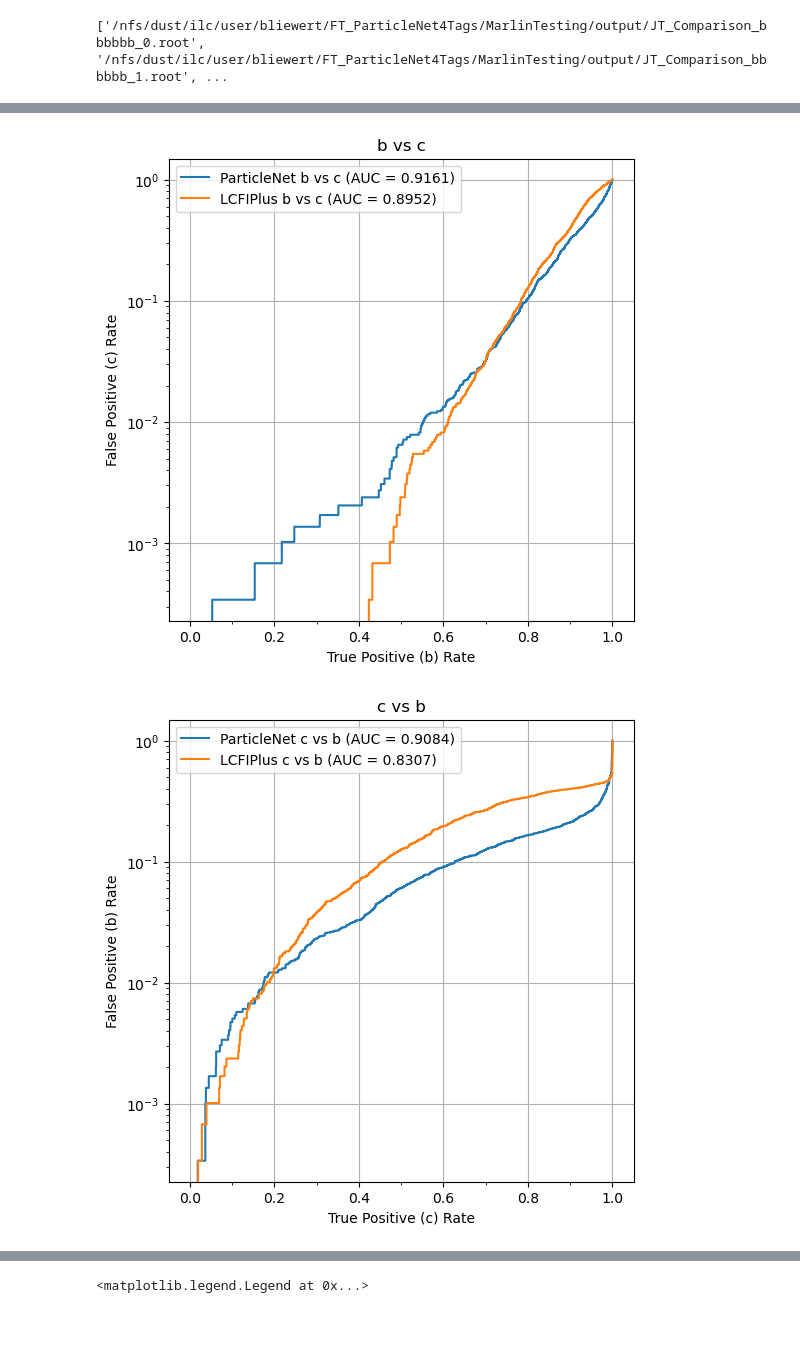
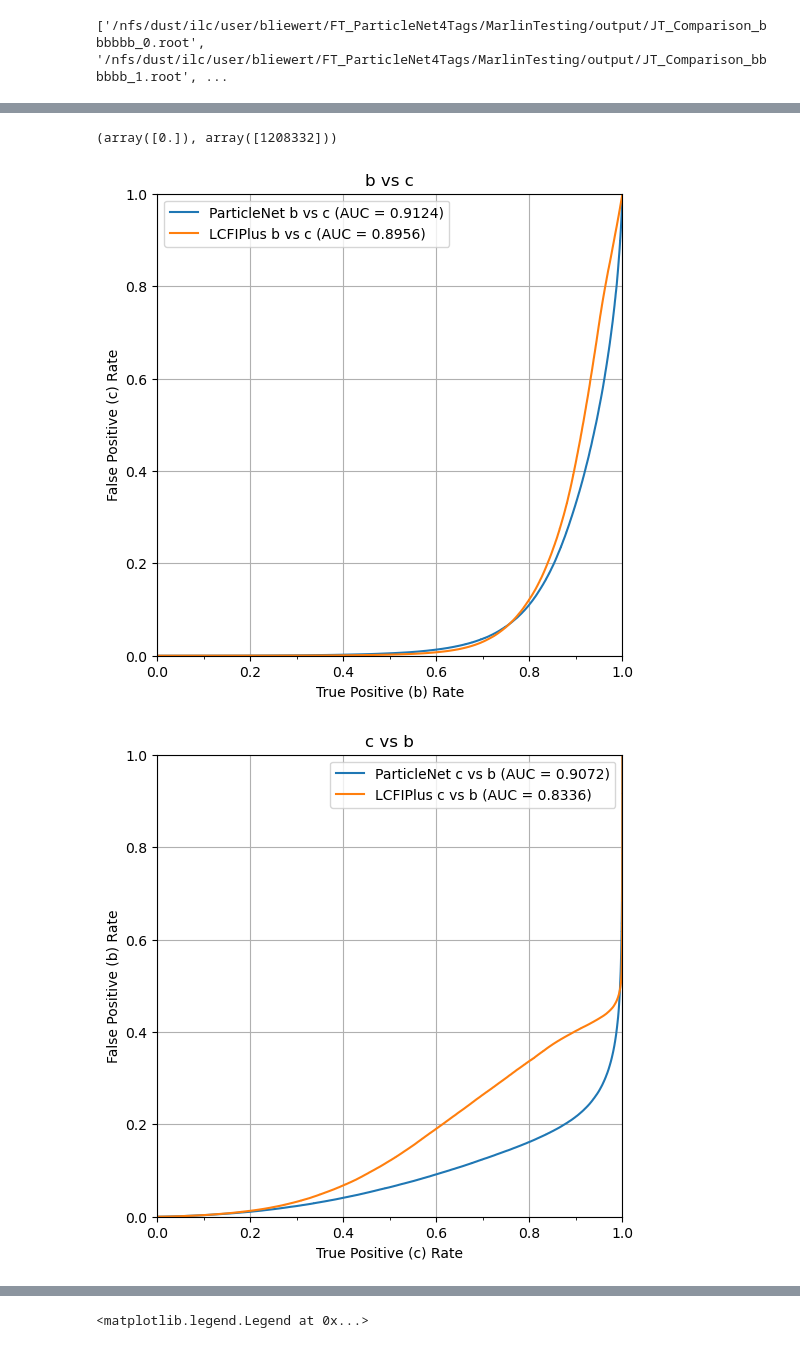
Before and after one commit to ILDAnaSoft/ZHH, a Jupyter notebook: other/FTag/3_testing/roc.ipynb, the cells around one changed output, grey strips where cells are left out. Saved outputs shown, nothing was run; the diff lists cells and outputs as text; code cells hidden in the pictures.

```diff
--- a/other/FTag/3_testing/roc.ipynb
+++ b/other/FTag/3_testing/roc.ipynb
@@ -68,6 +75,3 @@ jetTaggingComparisonFiles.sort()
 print(jetTaggingComparisonFiles)
 # %% [output]
 ['/nfs/dust/ilc/user/bliewert/FT_ParticleNet4Tags/MarlinTesting/output/JT_Comparison_bbbbbb_0.root', '/nfs/dust/ilc/user/bliewert/FT_ParticleNet4Tags/MarlinTesting/output/JT_Comparison_bbbbbb_1.root', ...
-# %%
-uf = ur.open(jetTaggingComparisonFiles[0])
-t = uf['JetTaggingComparison']
@@ -133,0 +142,20 @@ y_true[masks['b']] = 0
+# %%
+tot_length = get_tot_length(jetTaggingComparisonFiles)
+pointer = 0
+
+tagsPNet = np.zeros((tot_length, len(tag_names)))
+tagsLCFI = np.zeros((tot_length, len(tag_names)))
+y_true = np.zeros(tot_length)
+
+for file in jetTaggingComparisonFiles:
+    chunk_length, chunk_y_true, chunk_tags_pnet, chunk_tags_lcfi = parse_file(file)
+
+    y_true[pointer:pointer+chunk_length] = chunk_y_true
+    tagsPNet[pointer:pointer+chunk_length] = chunk_tags_pnet
+    tagsLCFI[pointer:pointer+chunk_length] = chunk_tags_lcfi
+
+    pointer += chunk_length
+
+y_true = y_true[:pointer]
+tagsPNet = tagsPNet[:pointer]
+tagsLCFI = tagsLCFI[:pointer]
@@ -134,40 +180,52 @@ y_true[masks['b']] = 0
+# %%
+np.unique(y_true_subset, return_counts=True)
+# %% [output]
+(array([0.]), array([1208332]))
 # %%
 from sklearn import metrics
 import matplotlib.ticker as ticker
 
 rocs = {}
 for sig_name, bkg_name in [
     ('b', 'c'),
     ('c', 'b')
 ]:
     sig_index, bkg_index = tag_names.index(sig_name), tag_names.index(bkg_name)
-
-    y_true[masks[sig_name]] = 1
-    y_true[masks[bkg_name]] = 0
+    mask = (y_true == sig_index) | (y_true == bkg_index)
 
     fig, ax = plt.subplots(figsize=(6, 6))
 
     for tags, label in [
         (tagsPNet, 'ParticleNet'),
         (tagsLCFI, 'LCFIPlus')
     ]:
-        pred_sig = tags[:, sig_index]
+        y_true_subset = np.copy(y_true[mask])
+        pred_sig = tags[mask, sig_index]
+
+        mask_sig = y_true_subset == sig_index
+        mask_bkg = y_true_subset == bkg_index
+        y_true_subset[mask_sig] = 1
+        y_true_subset[mask_bkg] = 0
 
         # calculate roc curve and plot
-        fpr, tpr, threshold = metrics.roc_curve(y_true, pred_sig)
+        fpr, tpr, threshold = metrics.roc_curve(y_true_subset, pred_sig)
         roc_auc = metrics.auc(fpr, tpr)
 
         rocs[f'{label}_{sig_name}_vs_{bkg_name}'] = roc_auc
 
         ax.plot(tpr, fpr, label=f'{label} {sig_name} vs {bkg_name} (AUC = {roc_auc:.4f})');
         ax.xaxis.set_minor_locator(ticker.FixedLocator(.1 + np.arange(5)*.2))
 
     ax.set_xlabel(f'True Positive ({sig_name}) Rate')
     ax.set_ylabel(f'False Positive ({bkg_name}) Rate')
-    ax.set_yscale('log')
+    if True:
+        ax.set_xlim(0, 1)
+        ax.set_ylim(0, 1)
+    else:
+        ax.set_yscale('log')
     ax.set_title(f'{sig_name} vs {bkg_name}')
     ax.grid()
     ax.legend()
 # %% [output]
-[figure, old version]
+[figure, new version]
-[figure, old version]
+[figure, new version]
```
Also changed, not shown: parts of 11 cells of this notebook, 4 other files.
